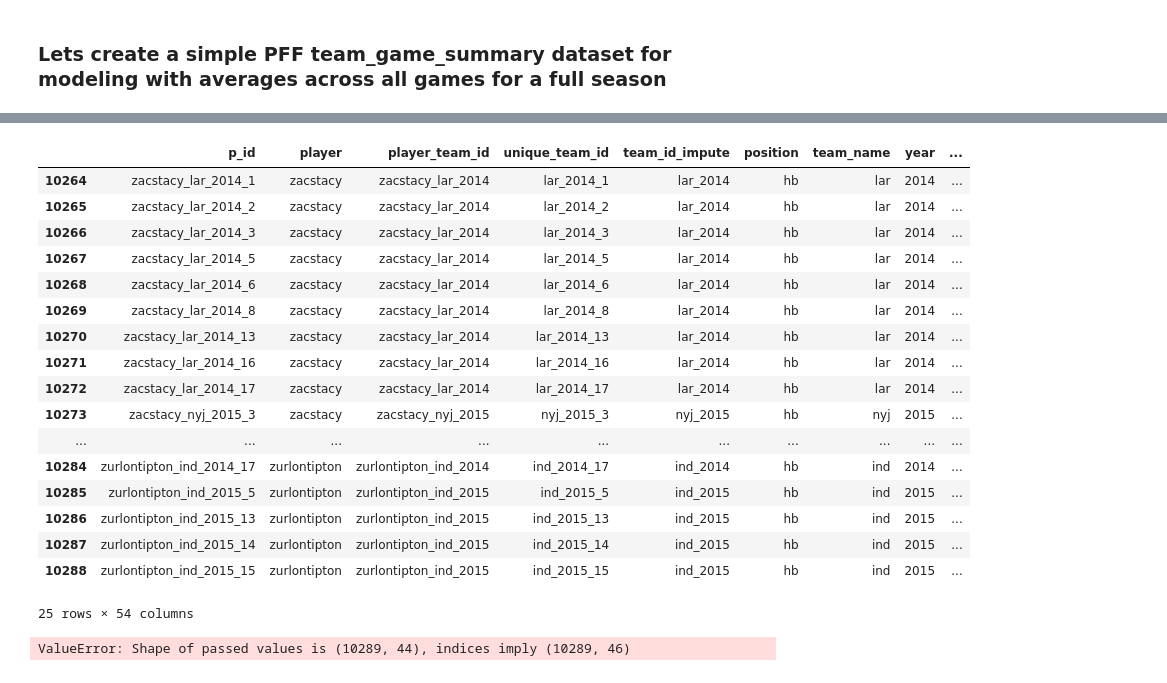
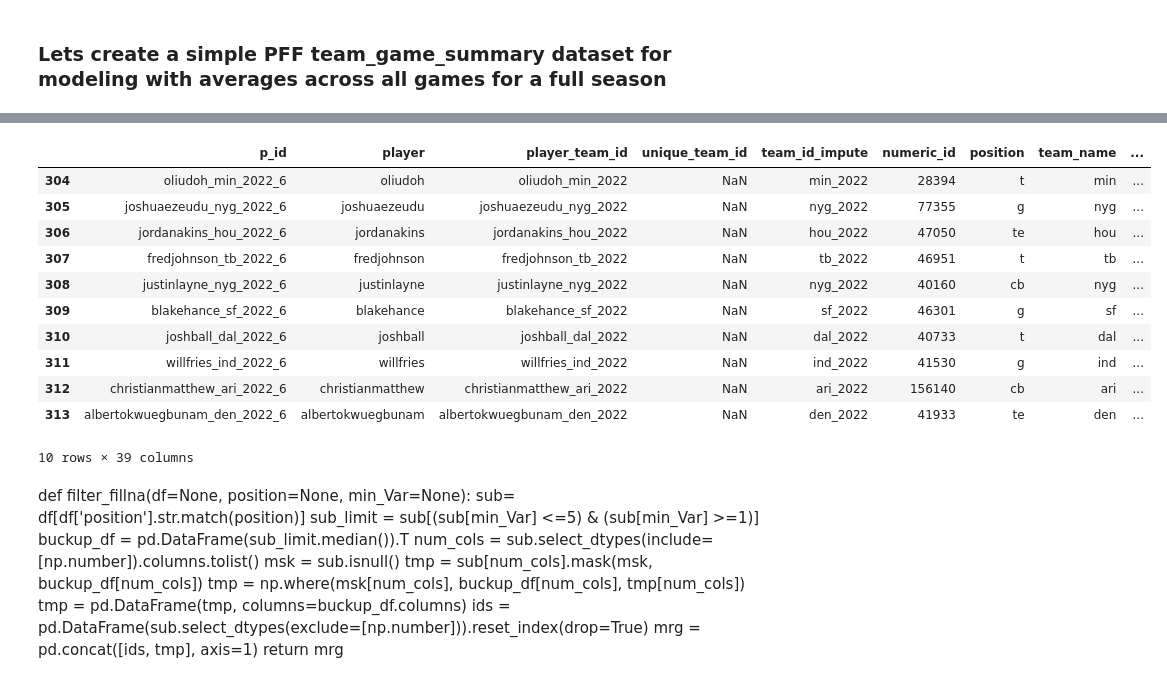
Before and after one commit to ajakks/nfl_models, a Jupyter notebook: create_modeling_data_sample_all.ipynb, the cells around one changed output, grey strips where cells are left out. Cells and saved outputs as stored; diff of their text form; code cells hidden in the pictures.

```diff
--- a/create_modeling_data_sample_all.ipynb
+++ b/create_modeling_data_sample_all.ipynb
@@ -1092,22 +1104,0 @@ Wall time: 6min 59s
-# %%
-rush_summ_conc_roll = rolling(data=rush_summ_conc, roll_value=3, roll_type='mean')
-rush_summ_conc_roll.tail(n=25)
-# %% [output]
-|  | p_id | player | player_team_id | unique_team_id | team_id_impute | position | team_name | year | ... |
-| 10264 | zacstacy_lar_2014_1 | zacstacy | zacstacy_lar_2014 | lar_2014_1 | lar_2014 | hb | lar | 2014 | ... |
-| 10265 | zacstacy_lar_2014_2 | zacstacy | zacstacy_lar_2014 | lar_2014_2 | lar_2014 | hb | lar | 2014 | ... |
-| 10266 | zacstacy_lar_2014_3 | zacstacy | zacstacy_lar_2014 | lar_2014_3 | lar_2014 | hb | lar | 2014 | ... |
-| 10267 | zacstacy_lar_2014_5 | zacstacy | zacstacy_lar_2014 | lar_2014_5 | lar_2014 | hb | lar | 2014 | ... |
-| 10268 | zacstacy_lar_2014_6 | zacstacy | zacstacy_lar_2014 | lar_2014_6 | lar_2014 | hb | lar | 2014 | ... |
-| 10269 | zacstacy_lar_2014_8 | zacstacy | zacstacy_lar_2014 | lar_2014_8 | lar_2014 | hb | lar | 2014 | ... |
-| 10270 | zacstacy_lar_2014_13 | zacstacy | zacstacy_lar_2014 | lar_2014_13 | lar_2014 | hb | lar | 2014 | ... |
-| 10271 | zacstacy_lar_2014_16 | zacstacy | zacstacy_lar_2014 | lar_2014_16 | lar_2014 | hb | lar | 2014 | ... |
-| 10272 | zacstacy_lar_2014_17 | zacstacy | zacstacy_lar_2014 | lar_2014_17 | lar_2014 | hb | lar | 2014 | ... |
-| 10273 | zacstacy_nyj_2015_3 | zacstacy | zacstacy_nyj_2015 | nyj_2015_3 | nyj_2015 | hb | nyj | 2015 | ... |
-| ... | ... | ... | ... | ... | ... | ... | ... | ... | ... |
-| 10284 | zurlontipton_ind_2014_17 | zurlontipton | zurlontipton_ind_2014 | ind_2014_17 | ind_2014 | hb | ind | 2014 | ... |
-| 10285 | zurlontipton_ind_2015_5 | zurlontipton | zurlontipton_ind_2015 | ind_2015_5 | ind_2015 | hb | ind | 2015 | ... |
-| 10286 | zurlontipton_ind_2015_13 | zurlontipton | zurlontipton_ind_2015 | ind_2015_13 | ind_2015 | hb | ind | 2015 | ... |
-| 10287 | zurlontipton_ind_2015_14 | zurlontipton | zurlontipton_ind_2015 | ind_2015_14 | ind_2015 | hb | ind | 2015 | ... |
-| 10288 | zurlontipton_ind_2015_15 | zurlontipton | zurlontipton_ind_2015 | ind_2015_15 | ind_2015 | hb | ind | 2015 | ... |
-25 rows × 54 columns
@@ -1127,7 +1105,29 @@ def filter_fillna(df=None, position=None, min_Var=None):
-# %%
-rush_summ_hbfb = filter_fillna(df=rush_summ_conc_roll, position='hb|fb', min_Var='rush_summary_attempts')
-#rush_summ_qb = filter_fillna(df=rush_summ_conc_roll, position='qb')
-rush_summ_wr = filter_fillna(df=rush_summ_conc_roll, position='wr', min_Var='rush_summary_attempts')
-rush_summ_conc_roll = pd.concat([rush_summ_hbfb,rush_summ_wr], axis=0)
-# %% [output]
-ValueError: Shape of passed values is (10289, 44), indices imply (10289, 46)
+# %%
+
+block_summ_conc.tail(n=10)
+# %% [output]
+|  | p_id | player | player_team_id | unique_team_id | team_id_impute | numeric_id | position | team_name | ... |
+| 304 | oliudoh_min_2022_6 | oliudoh | oliudoh_min_2022 | NaN | min_2022 | 28394 | t | min | ... |
+| 305 | joshuaezeudu_nyg_2022_6 | joshuaezeudu | joshuaezeudu_nyg_2022 | NaN | nyg_2022 | 77355 | g | nyg | ... |
+| 306 | jordanakins_hou_2022_6 | jordanakins | jordanakins_hou_2022 | NaN | hou_2022 | 47050 | te | hou | ... |
+| 307 | fredjohnson_tb_2022_6 | fredjohnson | fredjohnson_tb_2022 | NaN | tb_2022 | 46951 | t | tb | ... |
+| 308 | justinlayne_nyg_2022_6 | justinlayne | justinlayne_nyg_2022 | NaN | nyg_2022 | 40160 | cb | nyg | ... |
+| 309 | blakehance_sf_2022_6 | blakehance | blakehance_sf_2022 | NaN | sf_2022 | 46301 | g | sf | ... |
+| 310 | joshball_dal_2022_6 | joshball | joshball_dal_2022 | NaN | dal_2022 | 40733 | t | dal | ... |
+| 311 | willfries_ind_2022_6 | willfries | willfries_ind_2022 | NaN | ind_2022 | 41530 | g | ind | ... |
+| 312 | christianmatthew_ari_2022_6 | christianmatthew | christianmatthew_ari_2022 | NaN | ari_2022 | 156140 | cb | ari | ... |
+| 313 | albertokwuegbunam_den_2022_6 | albertokwuegbunam | albertokwuegbunam_den_2022 | NaN | den_2022 | 41933 | te | den | ... |
+10 rows × 39 columns
+# %% [markdown]
+def filter_fillna(df=None, position=None, min_Var=None):
+    sub= df[df['position'].str.match(position)]
+    sub_limit = sub[(sub[min_Var] <=5) & (sub[min_Var] >=1)]
+    buckup_df = pd.DataFrame(sub_limit.median()).T
+    num_cols = sub.select_dtypes(include=[np.number]).columns.tolist()
+    msk = sub.isnull()
+    tmp = sub[num_cols].mask(msk, buckup_df[num_cols])
+    tmp = np.where(msk[num_cols], buckup_df[num_cols], tmp[num_cols])
+    tmp = pd.DataFrame(tmp, columns=buckup_df.columns)
+    ids = pd.DataFrame(sub.select_dtypes(exclude=[np.number])).reset_index(drop=True)
+    mrg = pd.concat([ids, tmp], axis=1)
+    return mrg
```
Also changed, not shown: parts of 17 cells of this notebook, 1 other file.
